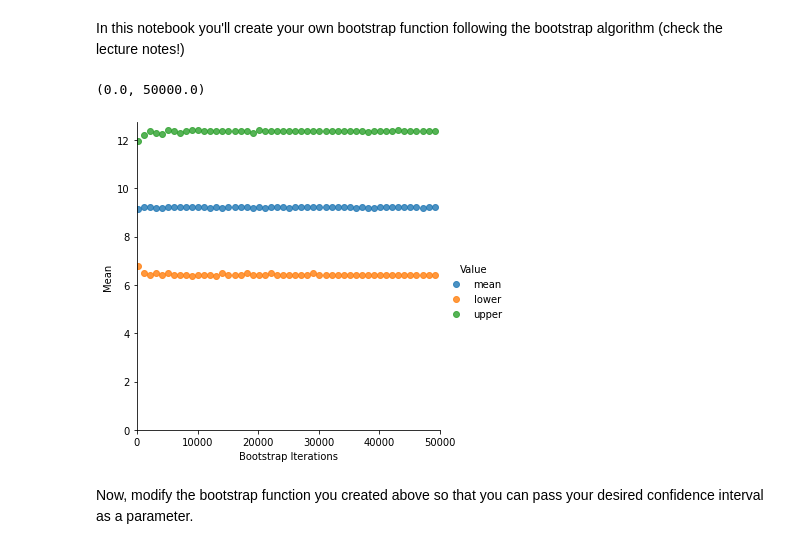
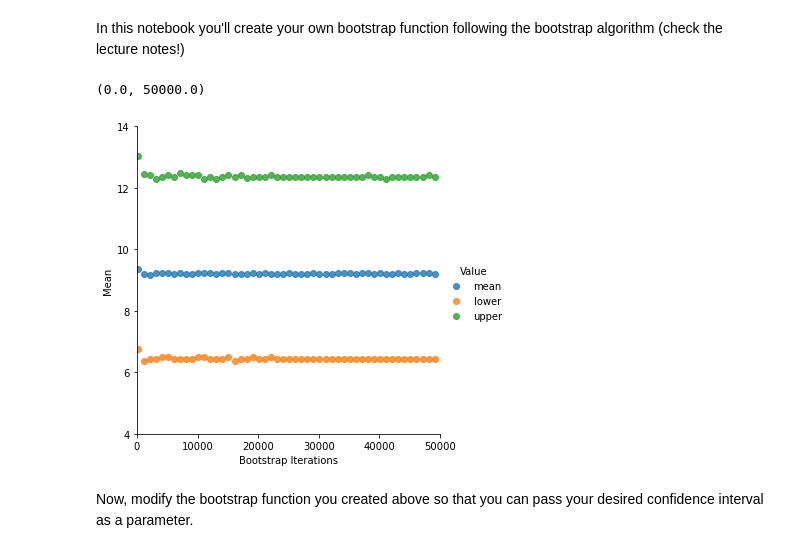
Before and after one commit to kkoban/Data-Science-and-Decision-Making, a Jupyter notebook: Labs/Lab 2/bootstrap.ipynb, the cells around one changed output. Drawn from its saved outputs; the diff is of its cells as text; code cells hidden in the pictures.

```diff
--- a/Labs/Lab 2/bootstrap.ipynb
+++ b/Labs/Lab 2/bootstrap.ipynb
@@ -33,21 +29,21 @@ def bootstrap_mean(x, sample_size, n_bootstraps):
 # %%
 # Call your bootstrap function and plot the results
 
 boots = []
 for i in range(100, 50000, 1000):
     boot = bootstrap_mean(data, data.shape[0], i)
     boots.append([i, boot[0], "mean"])
     boots.append([i, boot[1], "lower"])
     boots.append([i, boot[2], "upper"])
 
 df_boot = pd.DataFrame(boots, columns=['Bootstrap Iterations', 'Mean', "Value"])
 sns_plot = sns.lmplot(df_boot.columns[0], df_boot.columns[1], data=df_boot, fit_reg=False, hue="Value")
 
-sns_plot.axes[0, 0].set_ylim(0,)
+sns_plot.axes[0, 0].set_ylim(4,14)
 sns_plot.axes[0, 0].set_xlim(0, 50000)
 # %% [output]
 (0.0, 50000.0)
-[figure, old version]
+[figure, new version]
 # %% [markdown]
 
 Now, modify the bootstrap function you created above so that you can pass your desired confidence interval as a parameter.
```
Also changed, not shown: parts of 16 cells of this notebook.
